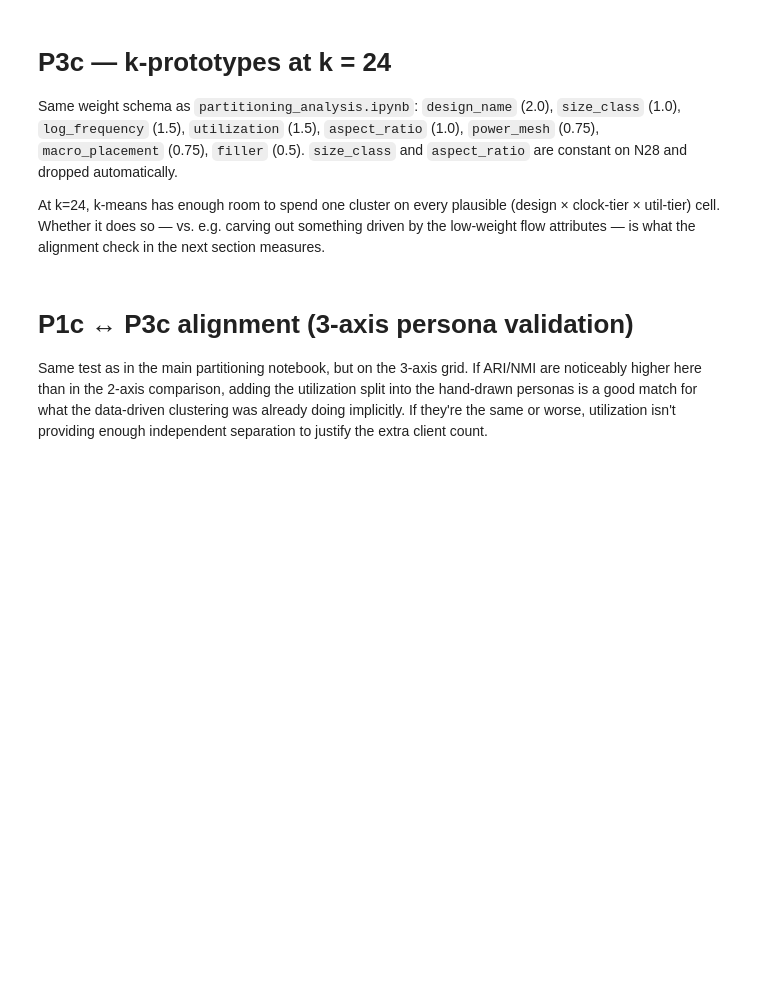
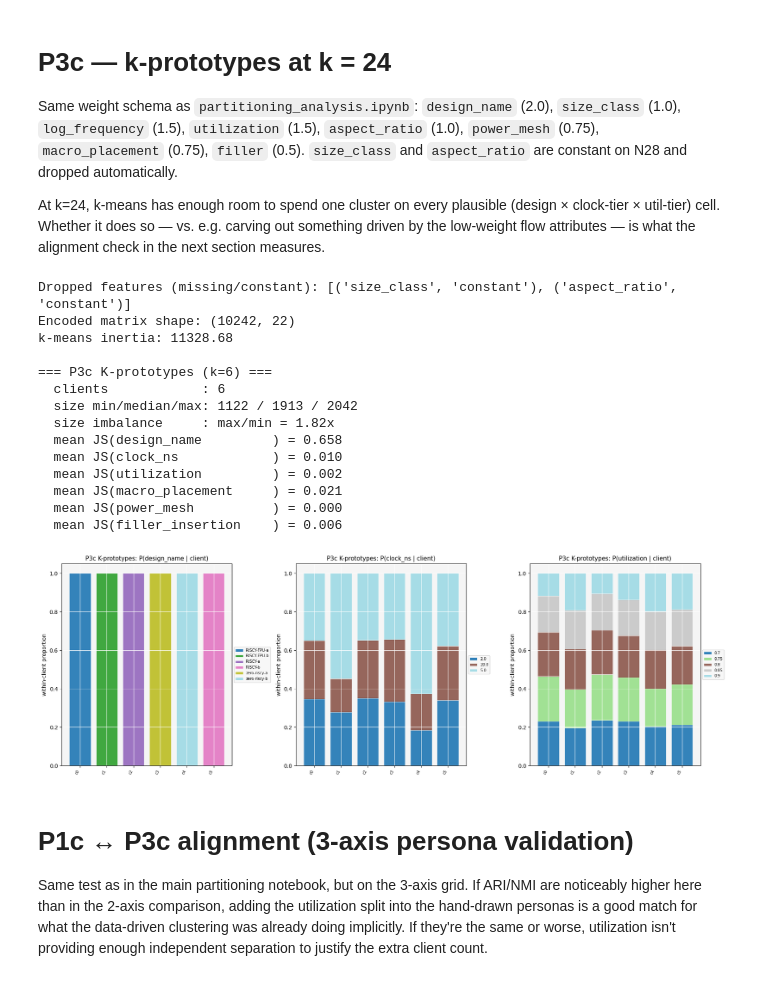
Before and after one commit to beppSpedicato/CircuitNet, a Jupyter notebook: dataset_description_and_partitioning/partitioning_analysis_3axis.ipynb, the cells around one changed output. Saved outputs shown, nothing was run; the diff lists cells and outputs as text; code cells hidden in the pictures; blank space fills up the shorter version.

```diff
--- a/dataset_description_and_partitioning/partitioning_analysis_3axis.ipynb
+++ b/dataset_description_and_partitioning/partitioning_analysis_3axis.ipynb
@@ -371,34 +422,51 @@ At k=24, k-means has enough room to spend one cluster on every plausible
 carving out something driven by the low-weight flow attributes — is what
 the alignment check in the next section measures.
 # %%
+N_CLIENTS = 6
 FEATURE_SPECS = [
     ('design_name',      'nominal',  2.00),
     ('size_class',       'ordinal',  1.00),
     ('log_frequency',    'interval', 1.50),
     ('utilization',      'interval', 1.50),
     ('aspect_ratio',     'interval', 1.00),
     ('power_mesh',       'nominal',  0.75),
     ('macro_placement',  'nominal',  0.75),
     ('filler',           'nominal',  0.50),
 ]
 ORDINAL_ORDERS = {'size_class': ['small', 'medium', 'large']}
 
 p3c_part = KPrototypesPartitioner(
     n_partitions=N_CLIENTS,
     feature_specs=FEATURE_SPECS,
     ordinal_orders=ORDINAL_ORDERS,
     seed=SEED,
     n_init=20,
 )
 p3c = p3c_part.partition(df_meta)
 
 print(f'Dropped features (missing/constant): {p3c_part.dropped_features_}')
 print(f'Encoded matrix shape: {p3c_part.encoded_matrix_.shape}')
 print(f'k-means inertia: {p3c_part.kmeans_.inertia_:.2f}')
 
 results['P3c_kproto24'] = summarize(p3c, f'P3c K-prototypes (k={N_CLIENTS})')
 plot_partition_composition(p3c, 'P3c K-prototypes',
                            cols=('design_name','clock_ns','utilization'))
+# %% [output]
+Dropped features (missing/constant): [('size_class', 'constant'), ('aspect_ratio', 'constant')]
+Encoded matrix shape: (10242, 22)
+k-means inertia: 11328.68
+
+=== P3c K-prototypes (k=6) ===
+  clients            : 6
+  size min/median/max: 1122 / 1913 / 2042
+  size imbalance     : max/min = 1.82x
+  mean JS(design_name         ) = 0.658
+  mean JS(clock_ns            ) = 0.010
+  mean JS(utilization         ) = 0.002
+  mean JS(macro_placement     ) = 0.021
+  mean JS(power_mesh          ) = 0.000
+  mean JS(filler_insertion    ) = 0.006
+[figure, added]
 # %% [markdown]
 # P1c ↔ P3c alignment (3-axis persona validation)
 
```
Also changed, not shown: parts of 8 cells of this notebook.
